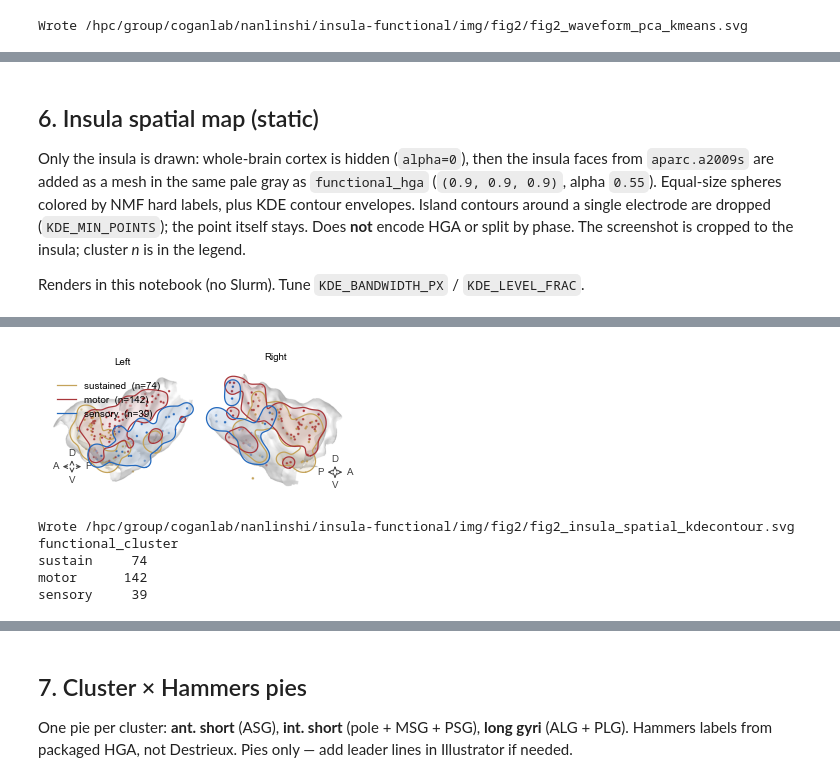
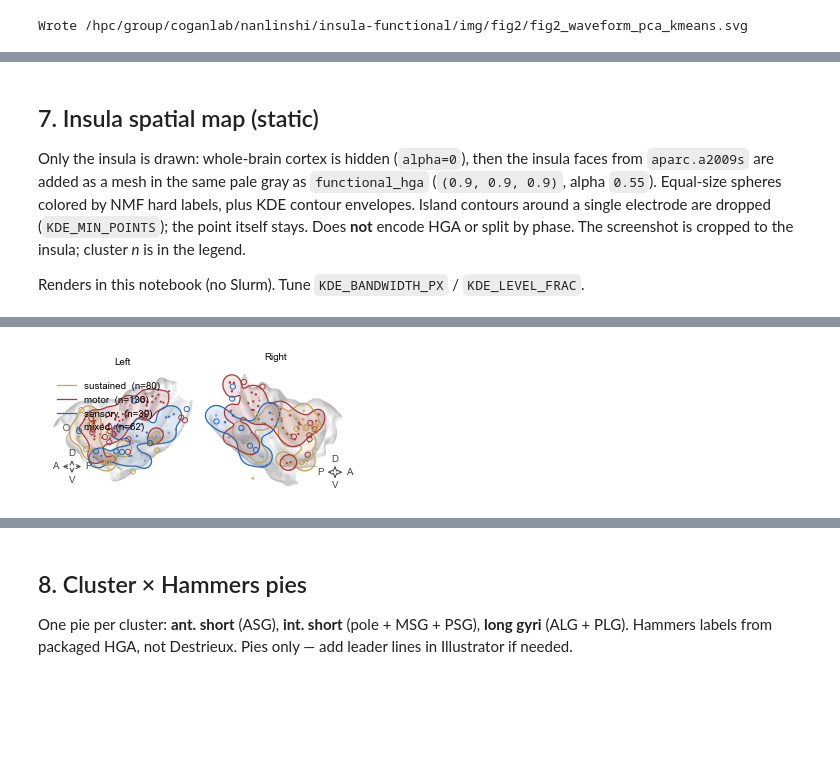
Before and after one commit to shinanlin/insula, a Jupyter notebook: vizpub/fig2.ipynb, the cells around one changed output, grey strips where cells are left out. Cells and saved outputs as stored; diff of their text form; code cells hidden in the pictures; blank space fills up the shorter version.

```diff
--- a/vizpub/fig2.ipynb
+++ b/vizpub/fig2.ipynb
@@ -669,5 +834,5 @@ Wrote /hpc/group/coganlab/nanlinshi/insula-functional/img/fig2/fig2_waveform_pca
 # %% [markdown]
-## 6. Insula spatial map (static)
+## 7. Insula spatial map (static)
 
 Only the insula is drawn: whole-brain cortex is hidden (`alpha=0`), then the
 insula faces from `aparc.a2009s` are added as a mesh in the same pale gray as
@@ -759,13 +924,16 @@ def snap_to_pial(coords, tree, pial):
     return pial[idx]
 
 
-def add_cluster_spheres(brain, coords, clusters, tree, pial):
+def add_cluster_spheres(brain, coords, clusters, tree, pial, keep_mask=None):
     coords = np.asarray(coords, dtype=float)
     if coords.size == 0:
         return np.zeros((0, 3), dtype=float)
     snapped = snap_to_pial(coords, tree, pial)
+    if keep_mask is None:
+        keep_mask = np.ones(len(coords), dtype=bool)
+    keep_mask = np.asarray(keep_mask, dtype=bool)
     for cluster in CLUSTERS:
-        mask = np.asarray(clusters) == cluster
+        mask = (np.asarray(clusters) == cluster) & keep_mask
         if not mask.any():
             continue
         cloud = pv.PolyData(np.asarray(snapped[mask], dtype=float))
@@ -923,7 +1091,7 @@ def crop_to_content(img, xy, pad=CROP_PAD_PX):
     return rgb[y0:y1, x0:x1], xy_c
 
 
-def render_hemi(hemi: str, coords, clusters):
+def render_hemi(hemi: str, coords, clusters, sphere_mask=None):
     brain = Brain(
         template,
         subjects_dir=recon_dir,
@@ -946,7 +1114,9 @@ def render_hemi(hemi: str, coords, clusters):
     )
     tree = lh_tree if hemi == "lh" else rh_tree
     pial = lh_pial_coords if hemi == "lh" else rh_pial_coords
-    snapped = add_cluster_spheres(brain, coords, clusters, tree, pial)
+    snapped = add_cluster_spheres(
+        brain, coords, clusters, tree, pial, keep_mask=sphere_mask
+    )
     center = lh_insula_center if hemi == "lh" else rh_insula_center
     az = 180 if hemi == "lh" else 0
     brain.show_view(azimuth=az, elevation=90, distance=180, focalpoint=center)
@@ -958,6 +1128,9 @@ def render_hemi(hemi: str, coords, clusters):
     return img, xy
 
 
+if "is_mixed" not in assignments.columns:
+    assignments = annotate_mixed_assignments(assignments)
+
 spatial = assignments.loc[
     assignments["functional_cluster"].isin(CLUSTERS)
     & ~assignments["subject"].isin(EXCLUDE_SUBJECTS)
@@ -965,22 +1138,27 @@ spatial = assignments.loc[
 ].copy()
 cord = spatial[["x", "y", "z"]].to_numpy(float)
 clust = spatial["functional_cluster"].to_numpy()
+mixed = spatial["is_mixed"].to_numpy(dtype=bool)
 mask_lh = cord[:, 0] < 0
 mask_rh = cord[:, 0] > 0
 
 with warnings.catch_warnings():
     warnings.simplefilter("ignore")
-    lh_img, lh_xy = render_hemi("lh", cord[mask_lh], clust[mask_lh])
-    rh_img, rh_xy = render_hemi("rh", cord[mask_rh], clust[mask_rh])
+    lh_img, lh_xy = render_hemi(
+        "lh", cord[mask_lh], clust[mask_lh], sphere_mask=~mixed[mask_lh]
+    )
+    rh_img, rh_xy = render_hemi(
+        "rh", cord[mask_rh], clust[mask_rh], sphere_mask=~mixed[mask_rh]
+    )
 
 lh_img, lh_xy = crop_to_content(lh_img, lh_xy)
 rh_img, rh_xy = crop_to_content(rh_img, rh_xy)
 bw_px = KDE_BANDWIDTH_PX  # crop after render; keep the 800-px KDE scale
 
 fig, axes = plt.subplots(1, 2, figsize=(8 * cm , 3.5 * cm))
-for ax, img, xy, clusters_hemi, title in (
-    (axes[0], lh_img, lh_xy, clust[mask_lh], "Left"),
-    (axes[1], rh_img, rh_xy, clust[mask_rh], "Right"),
+for ax, img, xy, clusters_hemi, mixed_hemi, title in (
+    (axes[0], lh_img, lh_xy, clust[mask_lh], mixed[mask_lh], "Left"),
+    (axes[1], rh_img, rh_xy, clust[mask_rh], mixed[mask_rh], "Right"),
 ):
     ax.imshow(img)
     ax.set_xlim(0, img.shape[1])
@@ -993,12 +1171,29 @@ for ax, img, xy, clusters_hemi, title in (
         & (xy[:, 1] >= 0)
         & (xy[:, 1] < img.shape[0])
     )
+    mixed_hemi = np.asarray(mixed_hemi, dtype=bool)
     for cluster in CLUSTERS:
-        pts = xy[in_frame & (np.asarray(clusters_hemi) == cluster)]
+        pts = xy[
+            in_frame
+            & (np.asarray(clusters_hemi) == cluster)
+            & ~mixed_hemi
+        ]
         draw_rings(
             ax,
             kde_contour_rings(pts, img.shape[:2], bandwidth_px=bw_px),
             FUNCTION_COLORS[cluster],
+        )
+    mixed_pts = xy[in_frame & mixed_hemi]
+    mixed_clust = np.asarray(clusters_hemi)[in_frame & mixed_hemi]
+    if len(mixed_pts):
+        ax.scatter(
+            mixed_pts[:, 0],
+            mixed_pts[:, 1],
+            s=14,
+            facecolors="none",
+            edgecolors=[FUNCTION_COLORS[c] for c in mixed_clust],
+            linewidths=0.7,
+            zorder=5,
         )
     if title == "Left":
         draw_ap_dv(ax, anterior_is_left=True, corner="lower left")
@@ -1006,6 +1201,7 @@ for ax, img, xy, clusters_hemi, title in (
         draw_ap_dv(ax, anterior_is_left=False, corner="lower right")
 
 n_by_cluster = spatial.groupby("functional_cluster")["channel"].nunique()
+n_mixed_map = int(spatial["is_mixed"].sum())
 axes[0].legend(
     handles=[
         Line2D(
@@ -1016,6 +1212,19 @@ axes[0].legend(
             label=f"{CLUSTER_LABELS[c]}  (n={int(n_by_cluster.get(c, 0))})",
         )
         for c in CLUSTERS
+    ]
+    + [
+        Line2D(
+            [0],
+            [0],
+            marker="o",
+            color="none",
+            markerfacecolor="none",
+            markeredgecolor=MIXED_COLOR,
+            markeredgewidth=0.7,
+            markersize=4.5,
+            label=f"mixed  (n={n_mixed_map})",
+        )
     ],
     frameon=False,
     fontsize=fontsize,
@@ -1026,6 +1235,10 @@ out = save_svg(fig, IMG_DIR / "fig2_insula_spatial_kdecontour.svg")
 plt.show()
 print("Wrote", out)
 print(n_by_cluster.reindex(CLUSTERS).to_string())
+print(
+    f"mixed on map: {n_mixed_map} / {len(spatial)} "
+    f"(specificity_max < {MIXED_SPECIFICITY_MAX})"
+)
 # %% [output]
 Using notebook 3d backend.
 Reading labels from parcellation...
@@ -1035,6 +1248 @@ Reading labels from parcellation...
-[figure, old version]
+[figure, new version]
-Wrote /hpc/group/coganlab/nanlinshi/insula-functional/img/fig2/fig2_insula_spatial_kdecontour.svg
-functional_cluster
-sustain     74
-motor      142
-sensory     39
@@ -1041,5 +1255,5 @@ sensory     39
 # %% [markdown]
-## 7. Cluster × Hammers pies
+## 8. Cluster × Hammers pies
 
 One pie per cluster: **ant. short** (ASG), **int. short** (pole + MSG + PSG),
 **long gyri** (ALG + PLG). Hammers labels from packaged HGA, not Destrieux.
```
Also changed, not shown: parts of 23 cells of this notebook, 16 other files.
